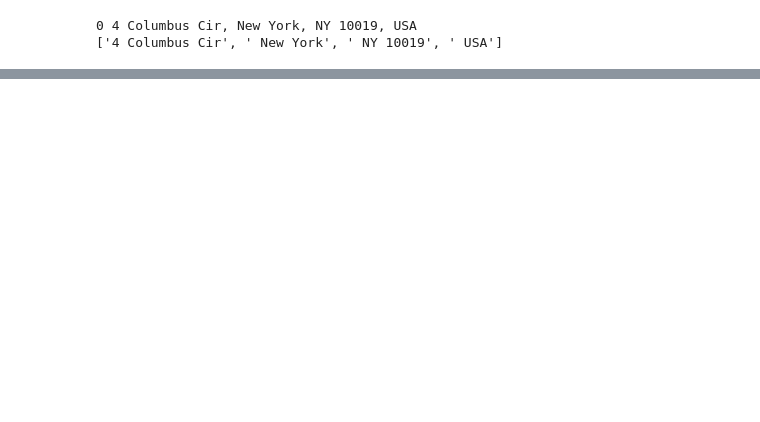
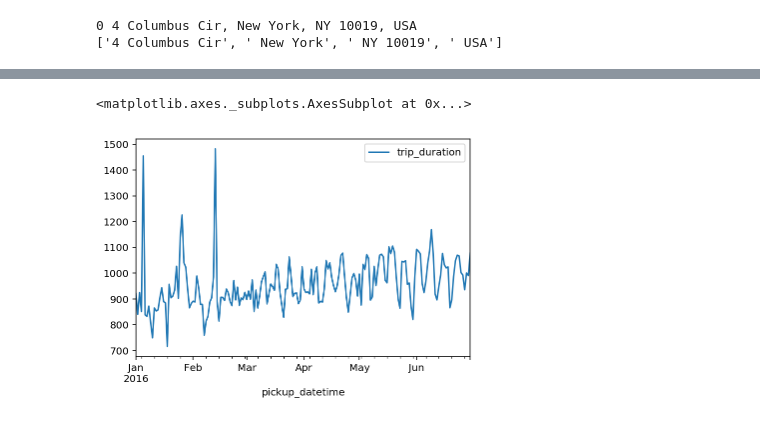
Before and after one commit to Moons08/dss-project-taxi, a Jupyter notebook: Kang/EDA_KANG.ipynb, the cells around one changed output, grey strips where cells are left out. Cells and saved outputs as stored; diff of their text form; code cells hidden in the pictures; blank space fills up the shorter version.

```diff
--- a/Kang/EDA_KANG.ipynb
+++ b/Kang/EDA_KANG.ipynb
@@ -221,0 +381,6 @@ Name: 0, dtype: object
+# %%
+df = pd.DataFrame(time_check["trip_duration"])
+index = time_check["pickup_datetime"]
+index = pd.to_datetime(index)
+df = df.set_index(index)
+daily_duration = df.resample("d").mean()
@@ -221,0 +409,5 @@ Name: 0, dtype: object
+# %%
+daily_duration.plot()
+# %% [output]
+<matplotlib.axes._subplots.AxesSubplot at 0x...>
+[figure, added]
```
Also changed, not shown: parts of 30 cells of this notebook.
